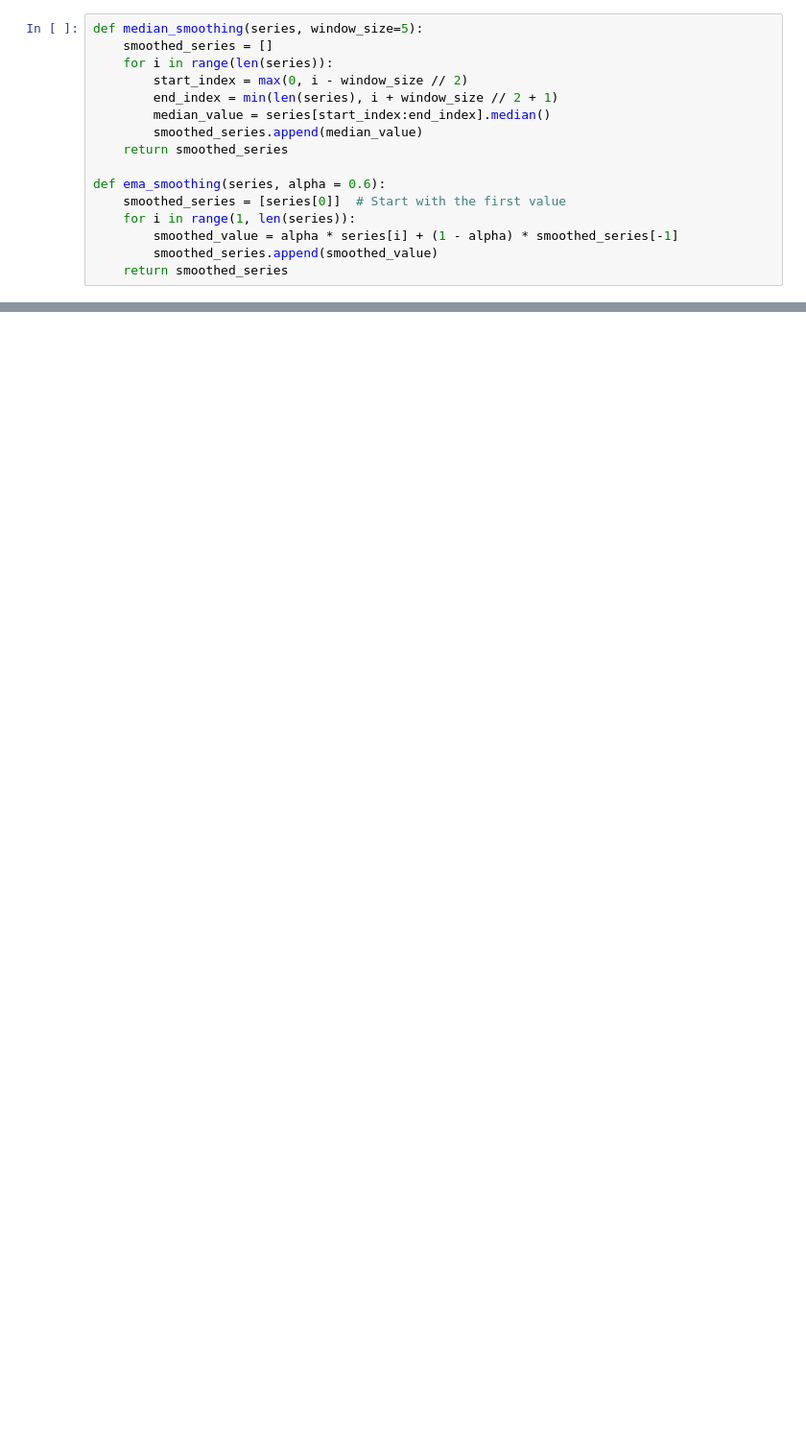
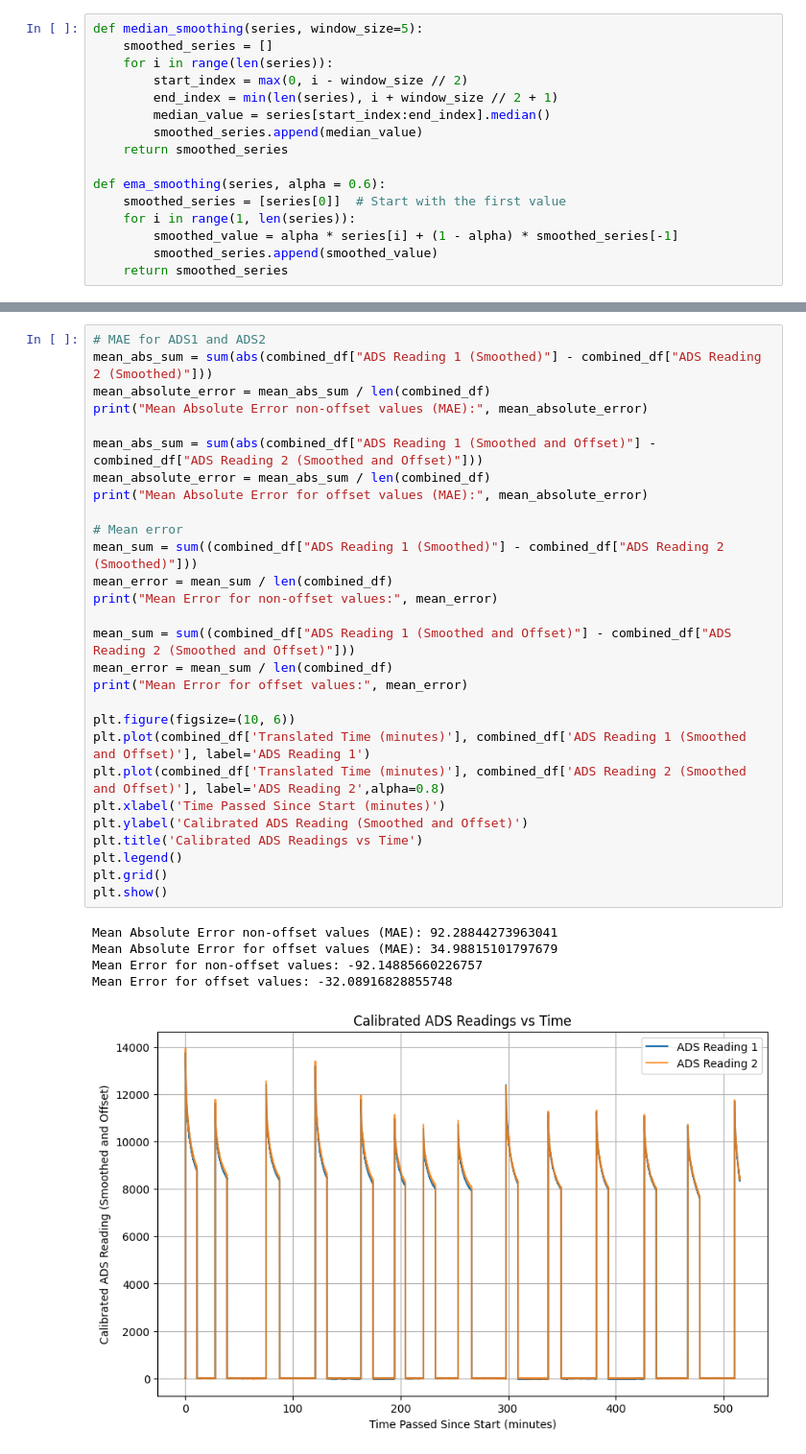
Before and after one commit to Inverated/Proa-II-Electrical-Setup, a Jupyter notebook: Calibration Data 2/Data/calibration_code/cleaner.ipynb, the cells around one changed output, grey strips where cells are left out. Shown at 96% size. Saved outputs shown, nothing was run; the diff lists cells and outputs as text; blank space fills up the shorter version.

```diff
--- a/Calibration Data 2/Data/calibration_code/cleaner.ipynb
+++ b/Calibration Data 2/Data/calibration_code/cleaner.ipynb
@@ -127,0 +242,34 @@ plt.show()
+# %%
+# MAE for ADS1 and ADS2
+mean_abs_sum = sum(abs(combined_df["ADS Reading 1 (Smoothed)"] - combined_df["ADS Reading 2 (Smoothed)"]))
+mean_absolute_error = mean_abs_sum / len(combined_df)
+print("Mean Absolute Error non-offset values (MAE):", mean_absolute_error)
+
+mean_abs_sum = sum(abs(combined_df["ADS Reading 1 (Smoothed and Offset)"] - combined_df["ADS Reading 2 (Smoothed and Offset)"]))
+mean_absolute_error = mean_abs_sum / len(combined_df)
+print("Mean Absolute Error for offset values (MAE):", mean_absolute_error)
+
+# Mean error
+mean_sum = sum((combined_df["ADS Reading 1 (Smoothed)"] - combined_df["ADS Reading 2 (Smoothed)"]))
+mean_error = mean_sum / len(combined_df)
+print("Mean Error for non-offset values:", mean_error)
+
+mean_sum = sum((combined_df["ADS Reading 1 (Smoothed and Offset)"] - combined_df["ADS Reading 2 (Smoothed and Offset)"]))
+mean_error = mean_sum / len(combined_df)
+print("Mean Error for offset values:", mean_error)
+
+plt.figure(figsize=(10, 6))
+plt.plot(combined_df['Translated Time (minutes)'], combined_df['ADS Reading 1 (Smoothed and Offset)'], label='ADS Reading 1')
+plt.plot(combined_df['Translated Time (minutes)'], combined_df['ADS Reading 2 (Smoothed and Offset)'], label='ADS Reading 2',alpha=0.8)
+plt.xlabel('Time Passed Since Start (minutes)')
+plt.ylabel('Calibrated ADS Reading (Smoothed and Offset)')
+plt.title('Calibrated ADS Readings vs Time')
+plt.legend()
+plt.grid()
+plt.show()
+# %% [output]
+Mean Absolute Error non-offset values (MAE): 92.28844273963041
+Mean Absolute Error for offset values (MAE): 34.98815101797679
+Mean Error for non-offset values: -92.14885660226757
+Mean Error for offset values: -32.08916828855748
+[figure, added]
```
Also changed, not shown: parts of 24 cells of this notebook, 2 other files.
